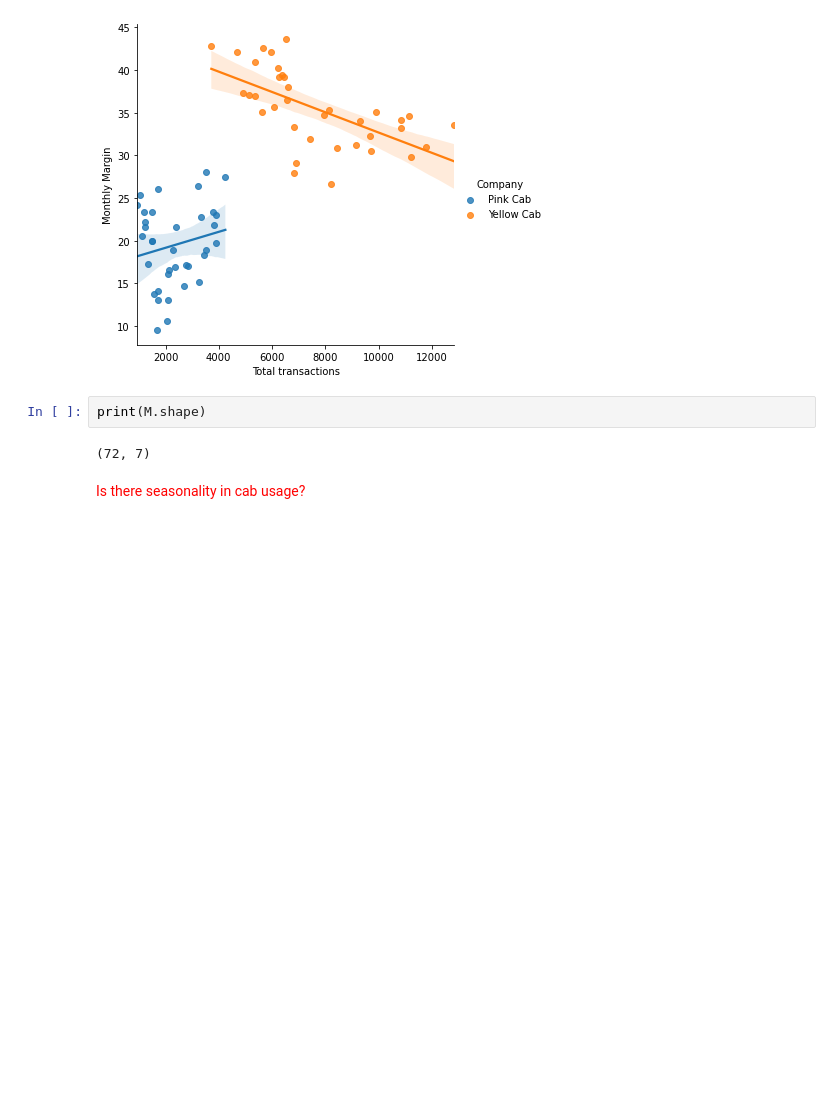
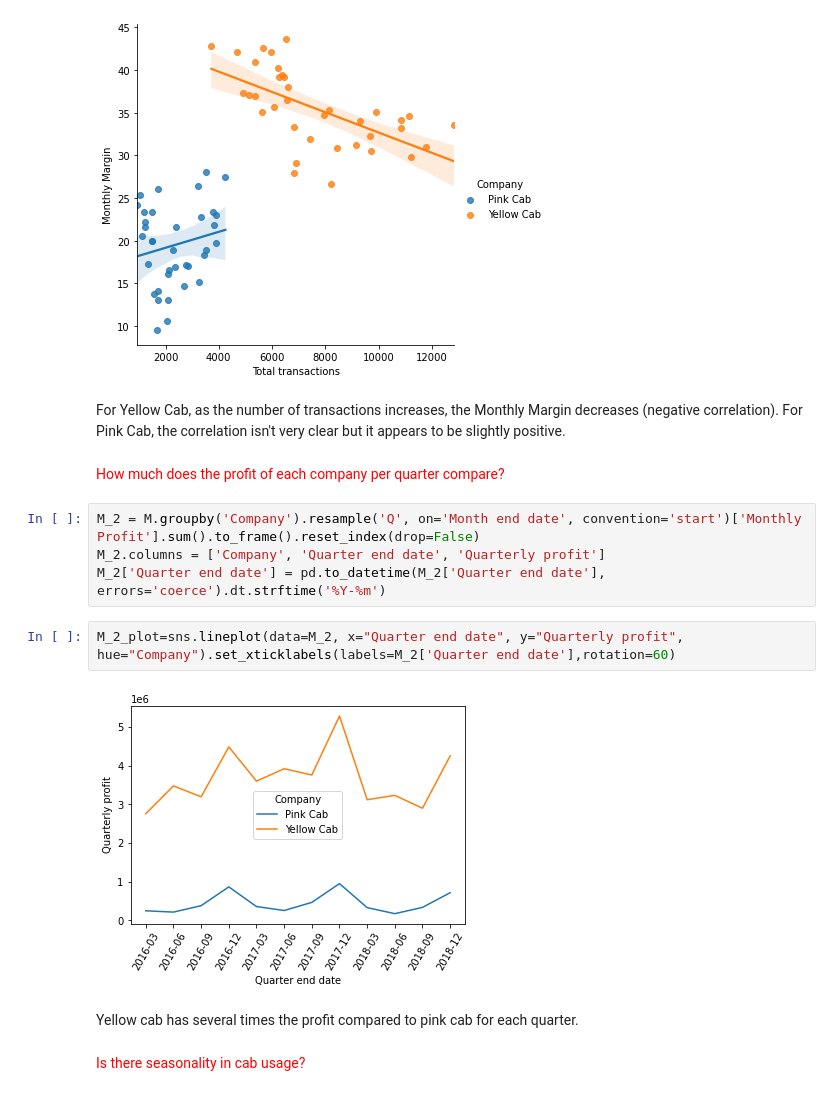
Before and after one commit to N-A-ML/EDA, a Jupyter notebook: EDA notebook.ipynb, the cells around one changed output. Drawn from its saved outputs; the diff is of its cells as text; blank space fills up the shorter version.

```diff
--- a/EDA notebook.ipynb
+++ b/EDA notebook.ipynb
@@ -477,10 +424,20 @@ sns.lmplot(x='Total transactions', y='Monthly Margin', hue='Company', data=M)
 # %% [output]
 <seaborn.axisgrid.FacetGrid at 0x...>
 [figure]
-# %%
-print(M.shape)
-# %% [output]
-(72, 7)
+# %% [markdown]
+For Yellow Cab, as the number of transactions increases, the Monthly Margin decreases (negative correlation). For Pink Cab, the correlation isn't very clear but it appears to be slightly positive.
+# %% [markdown]
+<font color="red" size=5px> How much does the profit of each company per quarter compare? </font>
+# %%
+M_2 = M.groupby('Company').resample('Q', on='Month end date', convention='start')['Monthly Profit'].sum().to_frame().reset_index(drop=False)
+M_2.columns = ['Company', 'Quarter end date', 'Quarterly profit']
+M_2['Quarter end date'] = pd.to_datetime(M_2['Quarter end date'], errors='coerce').dt.strftime('%Y-%m')
+# %%
+M_2_plot=sns.lineplot(data=M_2, x="Quarter end date", y="Quarterly profit", hue="Company").set_xticklabels(labels=M_2['Quarter end date'],rotation=60)
+# %% [output]
+[figure, added]
+# %% [markdown]
+Yellow cab has several times the profit compared to pink cab for each quarter.
 # %% [markdown]
  <font color="red" size=5px>Is there seasonality in cab usage? </font>
 # %%
```
Also changed, not shown: parts of 13 cells of this notebook.
